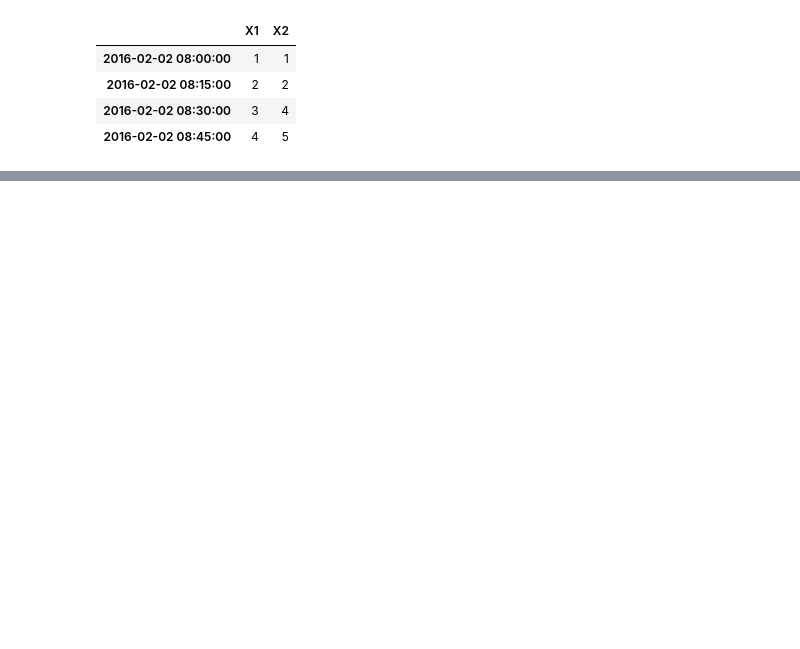
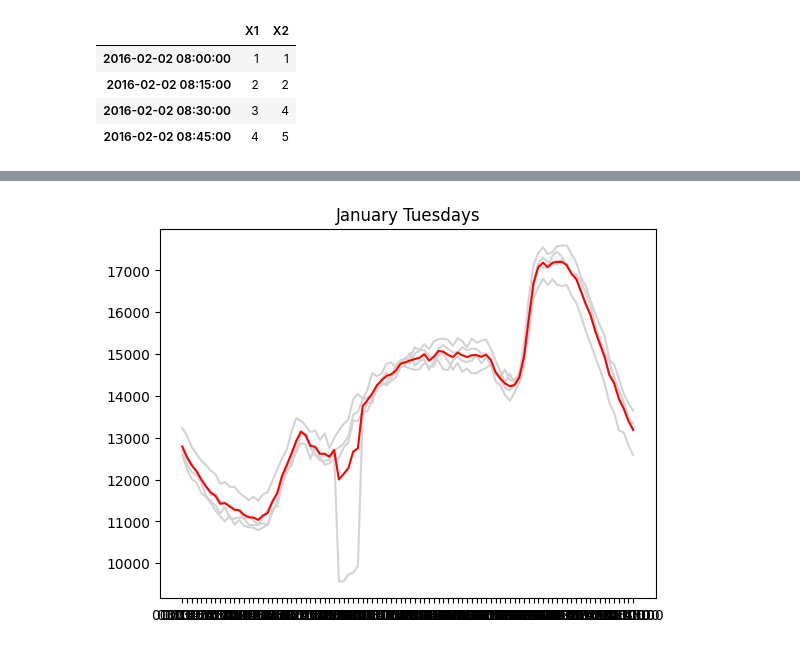
Before and after one commit to shanks847/EV-Grid-Integration-Study, a Jupyter notebook: notebooks/Time Sereis Clustering Experiments.ipynb, the cells around one changed output, grey strips where cells are left out. Cells and saved outputs as stored; diff of their text form; code cells hidden in the pictures; blank space fills up the shorter version.

```diff
--- a/notebooks/Time Sereis Clustering Experiments.ipynb
+++ b/notebooks/Time Sereis Clustering Experiments.ipynb
@@ -39,0 +170,23 @@ ts_df.head()
+# %%
+def plot_highlighted_ebc(ebc_df,title):
+    '''
+    Highlights the euclidean barycenter in read compred to the rest of the variables(in grey)
+    '''
+    import matplotlib.pyplot as plt
+    # Create a list of the columns to plot
+    columns = ebc_df.columns.to_list()[:-1]
+
+    # Set the color of the lines to light grey
+    color = 'lightgrey'
+
+    # Plot the lines
+    for column in columns:
+        plt.plot(ebc_df[column], color=color)
+
+    plt.plot(ebc_df['Euclidean Barycenter'],color='red')
+
+    # Set the title of the plot
+    plt.title(title)
+
+    # Show the plot
+    plt.show()
@@ -39,0 +201,5 @@ ts_df.head()
+# %%
+#testing plot_highlighted_ebc
+plot_highlighted_ebc(jan_wk2_bc,'January Tuesdays')
+# %% [output]
+[figure, added]
```
Also changed, not shown: parts of 16 cells of this notebook, 31 other files.
